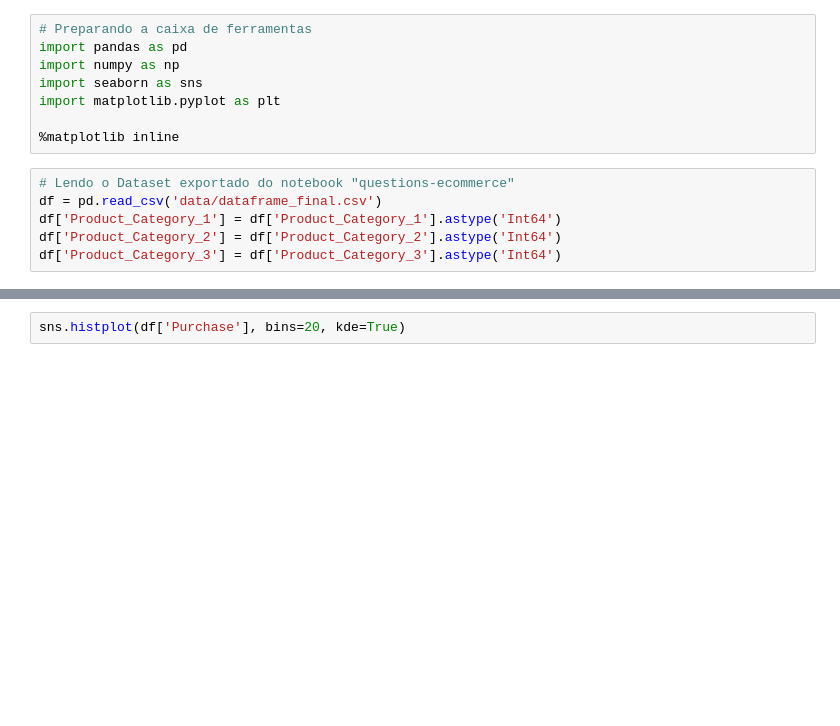
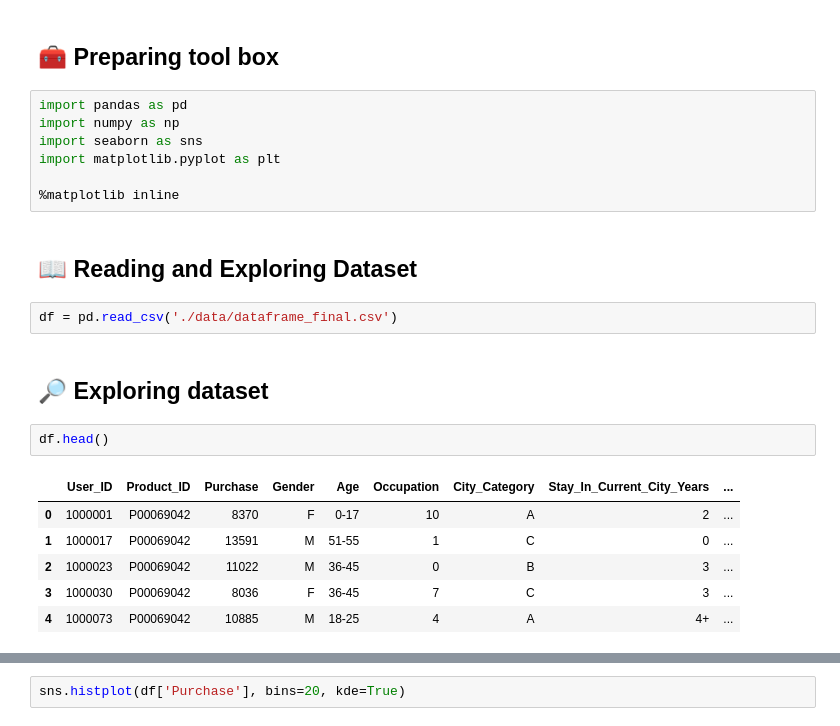
Before and after one commit to ewerthonk/EDA-ecommerce-black-friday, a Jupyter notebook: exploratory-analysis-ecommerce.ipynb, the cells around one changed output, grey strips where cells are left out. Drawn from its saved outputs; the diff is of its cells as text; blank space fills up the shorter version.

```diff
--- a/exploratory-analysis-ecommerce.ipynb
+++ b/exploratory-analysis-ecommerce.ipynb
@@ -3,15 +3,25 @@
 ---
+# %% [markdown]
+## 🧰 Preparing tool box
 # %%
-# Preparando a caixa de ferramentas
 import pandas as pd
 import numpy as np
 import seaborn as sns
 import matplotlib.pyplot as plt
 
 %matplotlib inline
+# %% [markdown]
+## 📖 Reading and Exploring Dataset
 # %%
-# Lendo o Dataset exportado do notebook "questions-ecommerce"
-df = pd.read_csv('data/dataframe_final.csv')
-df['Product_Category_1'] = df['Product_Category_1'].astype('Int64')
-df['Product_Category_2'] = df['Product_Category_2'].astype('Int64')
-df['Product_Category_3'] = df['Product_Category_3'].astype('Int64')
+df = pd.read_csv('./data/dataframe_final.csv')
+# %% [markdown]
+## 🔎 Exploring dataset
+# %%
+df.head()
+# %% [output]
+|  | User_ID | Product_ID | Purchase | Gender | Age | Occupation | City_Category | Stay_In_Current_City_Years | ... |
+| 0 | 1000001 | P00069042 | 8370 | F | 0-17 | 10 | A | 2 | ... |
+| 1 | 1000017 | P00069042 | 13591 | M | 51-55 | 1 | C | 0 | ... |
+| 2 | 1000023 | P00069042 | 11022 | M | 36-45 | 0 | B | 3 | ... |
+| 3 | 1000030 | P00069042 | 8036 | F | 36-45 | 7 | C | 3 | ... |
+| 4 | 1000073 | P00069042 | 10885 | M | 18-25 | 4 | A | 4+ | ... |
```
Also changed, not shown: parts of 30 cells of this notebook, 5 other files.
